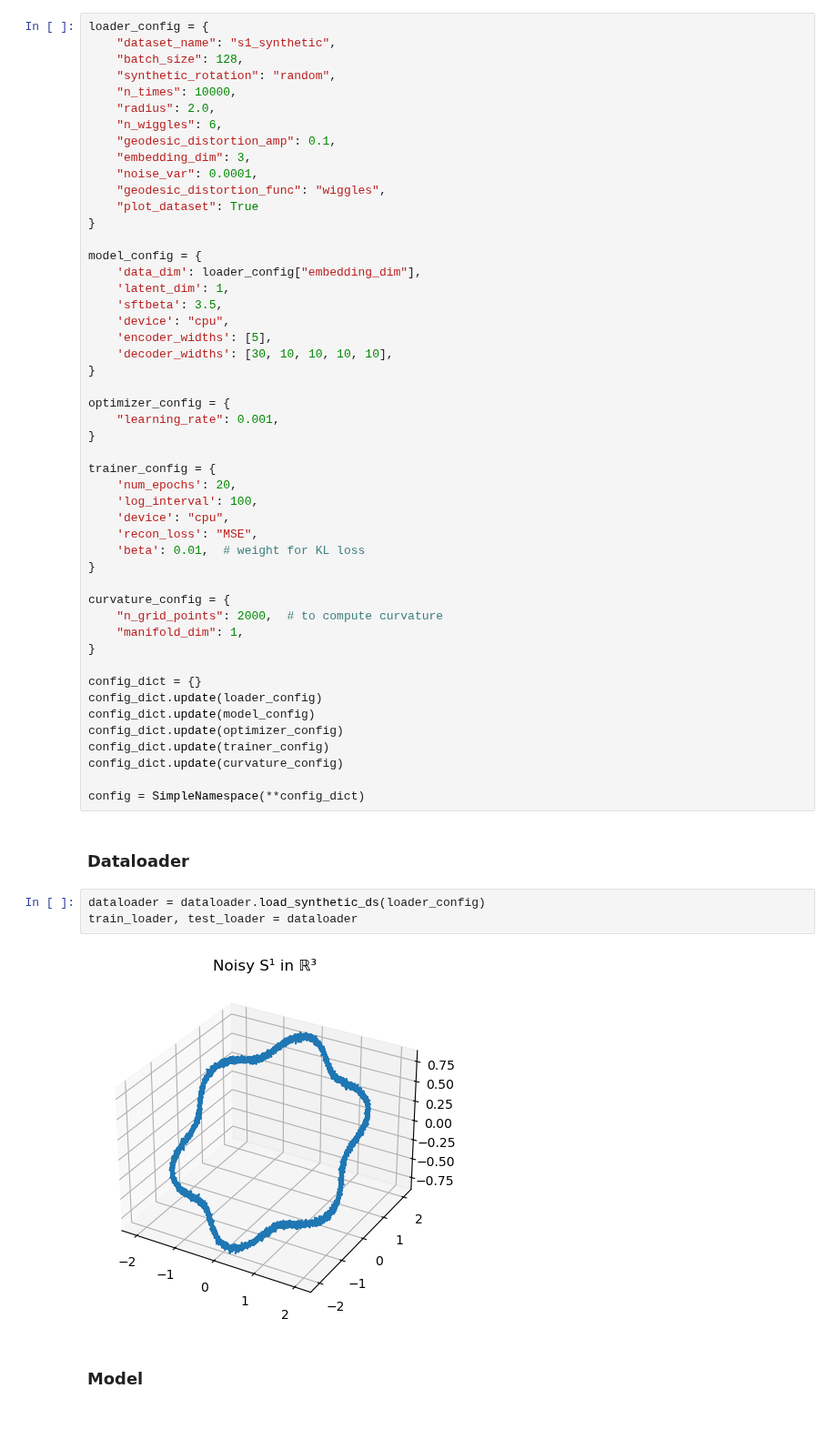
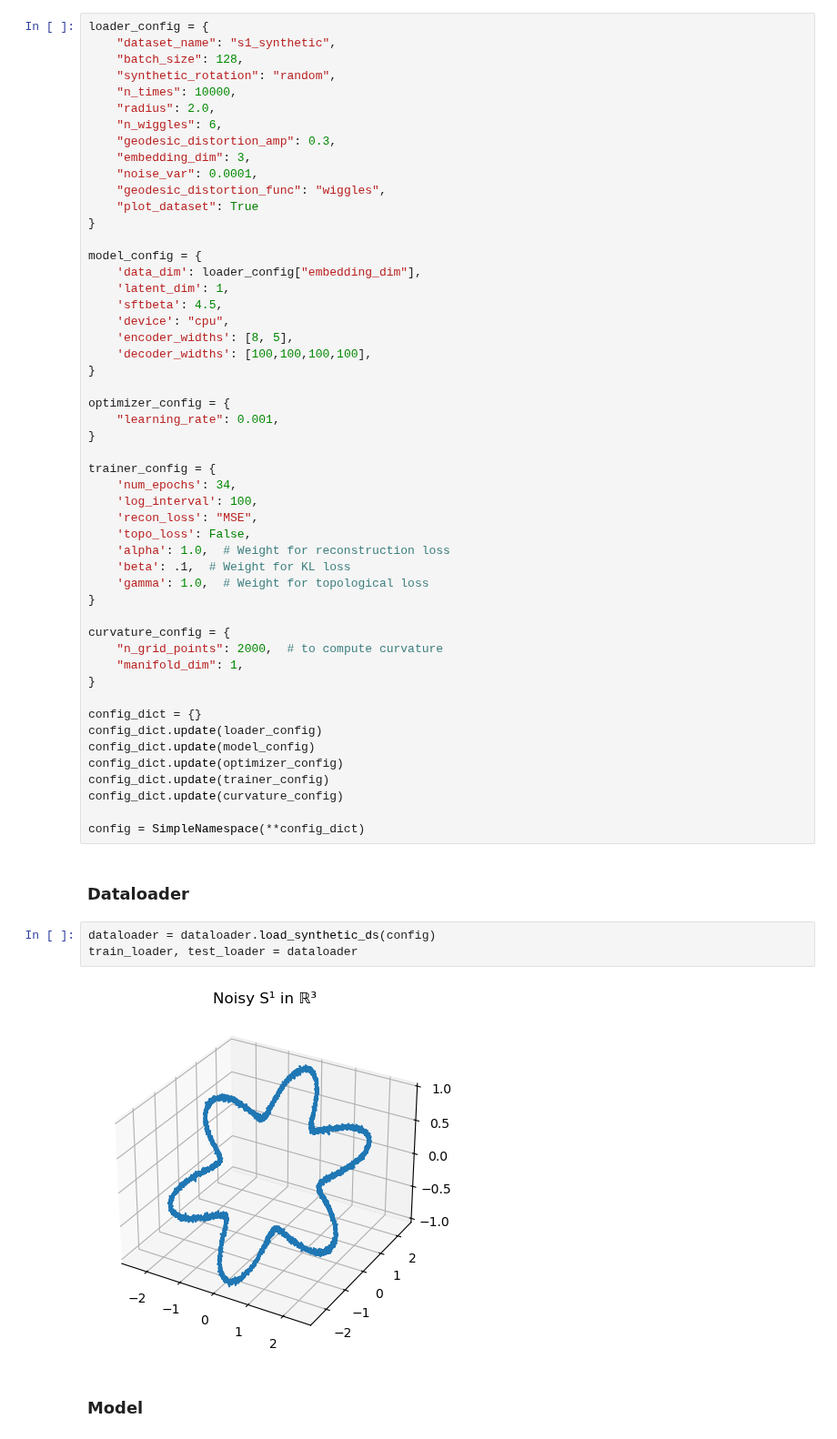
Before and after one commit to graeps/TopoGeoAEs, a Jupyter notebook: experiments/vm_toroidal_vae.ipynb, the cells around one changed output. Shown at 91% size. Drawn from its saved outputs; the diff is of its cells as text.

```diff
--- a/experiments/vm_toroidal_vae.ipynb
+++ b/experiments/vm_toroidal_vae.ipynb
@@ -45,7 +46,7 @@ loader_config = {
     "n_times": 10000,
     "radius": 2.0,
     "n_wiggles": 6,
-    "geodesic_distortion_amp": 0.1,
+    "geodesic_distortion_amp": 0.3,
     "embedding_dim": 3,
     "noise_var": 0.0001,
     "geodesic_distortion_func": "wiggles",
@@ -55,10 +56,10 @@ loader_config = {
 model_config = {
     'data_dim': loader_config["embedding_dim"],
     'latent_dim': 1,
-    'sftbeta': 3.5,
+    'sftbeta': 4.5,
     'device': "cpu",
-    'encoder_widths': [5],
-    'decoder_widths': [30, 10, 10, 10, 10],
+    'encoder_widths': [8, 5],
+    'decoder_widths': [100,100,100,100],
 }
 
 optimizer_config = {
@@ -66,11 +67,13 @@ optimizer_config = {
 }
 
 trainer_config = {
-    'num_epochs': 20,
+    'num_epochs': 34,
     'log_interval': 100,
-    'device': "cpu",
     'recon_loss': "MSE",
-    'beta': 0.01,  # weight for KL loss
+    'topo_loss': False,
+    'alpha': 1.0,  # Weight for reconstruction loss
+    'beta': .1,  # Weight for KL loss
+    'gamma': 1.0,  # Weight for topological loss
 }
 
 curvature_config = {
@@ -89,10 +92,10 @@ config = SimpleNamespace(**config_dict)
 # %% [markdown]
  ### Dataloader
 # %%
-dataloader = dataloader.load_synthetic_ds(loader_config)
+dataloader = dataloader.load_synthetic_ds(config)
 train_loader, test_loader = dataloader
 # %% [output]
-[figure, old version]
+[figure, new version]
 # %% [markdown]
 ### Model
 # %%
```
Also changed, not shown: parts of 9 cells of this notebook, 5 other files.
